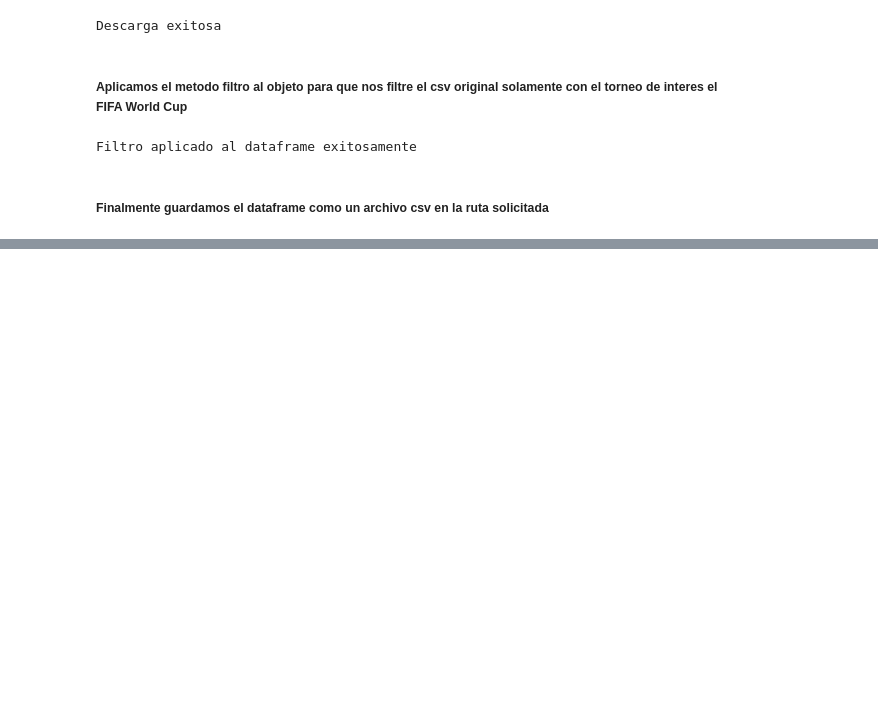
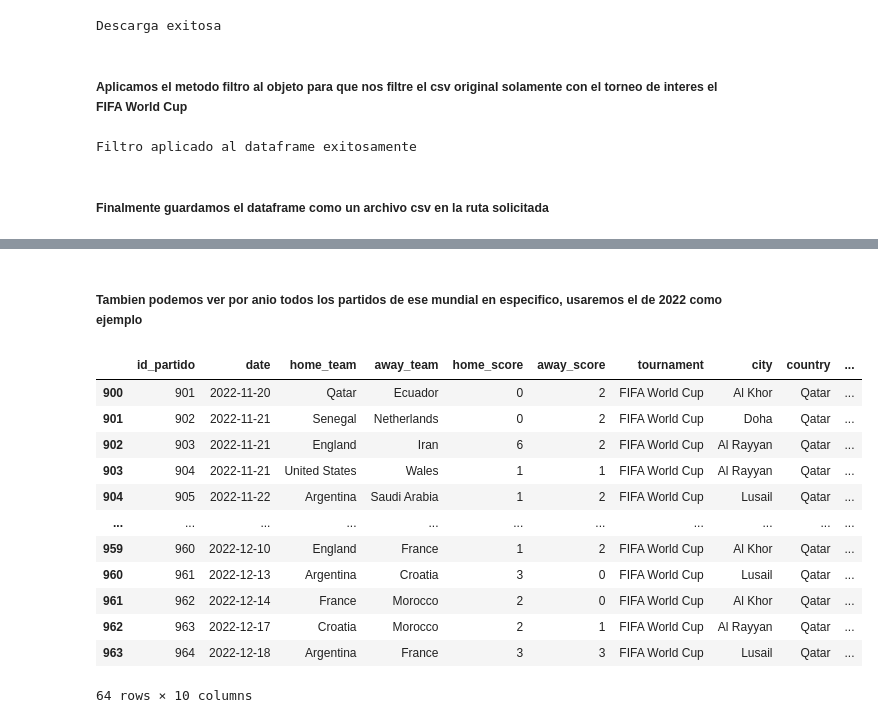
Before and after one commit to robegonza13-pixel/world_cup_insights, a Jupyter notebook: notebooks/Notebook 01_EDA.ipynb, the cells around one changed output, grey strips where cells are left out. Cells and saved outputs as stored; diff of their text form; code cells hidden in the pictures; blank space fills up the shorter version.

```diff
--- a/notebooks/Notebook 01_EDA.ipynb
+++ b/notebooks/Notebook 01_EDA.ipynb
@@ -49,0 +90,18 @@ NameError: name 'os' is not defined
+# %% [markdown]
+##### Tambien podemos ver por anio todos los partidos de ese mundial en especifico, usaremos el de 2022 como ejemplo
+# %%
+gestor.get_por_anio(2022)
+# %% [output]
+|  | id_partido | date | home_team | away_team | home_score | away_score | tournament | city | country | ... |
+| 900 | 901 | 2022-11-20 | Qatar | Ecuador | 0 | 2 | FIFA World Cup | Al Khor | Qatar | ... |
+| 901 | 902 | 2022-11-21 | Senegal | Netherlands | 0 | 2 | FIFA World Cup | Doha | Qatar | ... |
+| 902 | 903 | 2022-11-21 | England | Iran | 6 | 2 | FIFA World Cup | Al Rayyan | Qatar | ... |
+| 903 | 904 | 2022-11-21 | United States | Wales | 1 | 1 | FIFA World Cup | Al Rayyan | Qatar | ... |
+| 904 | 905 | 2022-11-22 | Argentina | Saudi Arabia | 1 | 2 | FIFA World Cup | Lusail | Qatar | ... |
+| ... | ... | ... | ... | ... | ... | ... | ... | ... | ... | ... |
+| 959 | 960 | 2022-12-10 | England | France | 1 | 2 | FIFA World Cup | Al Khor | Qatar | ... |
+| 960 | 961 | 2022-12-13 | Argentina | Croatia | 3 | 0 | FIFA World Cup | Lusail | Qatar | ... |
+| 961 | 962 | 2022-12-14 | France | Morocco | 2 | 0 | FIFA World Cup | Al Khor | Qatar | ... |
+| 962 | 963 | 2022-12-17 | Croatia | Morocco | 2 | 1 | FIFA World Cup | Al Rayyan | Qatar | ... |
+| 963 | 964 | 2022-12-18 | Argentina | France | 3 | 3 | FIFA World Cup | Lusail | Qatar | ... |
+64 rows × 10 columns
```
Also changed, not shown: parts of 38 cells of this notebook.
